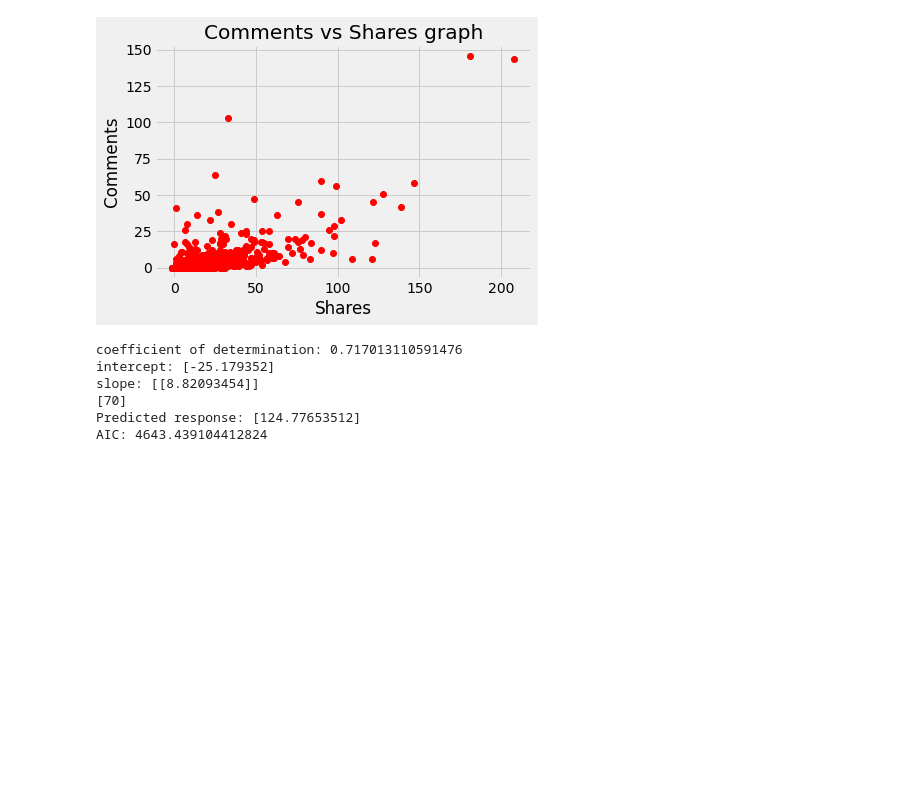
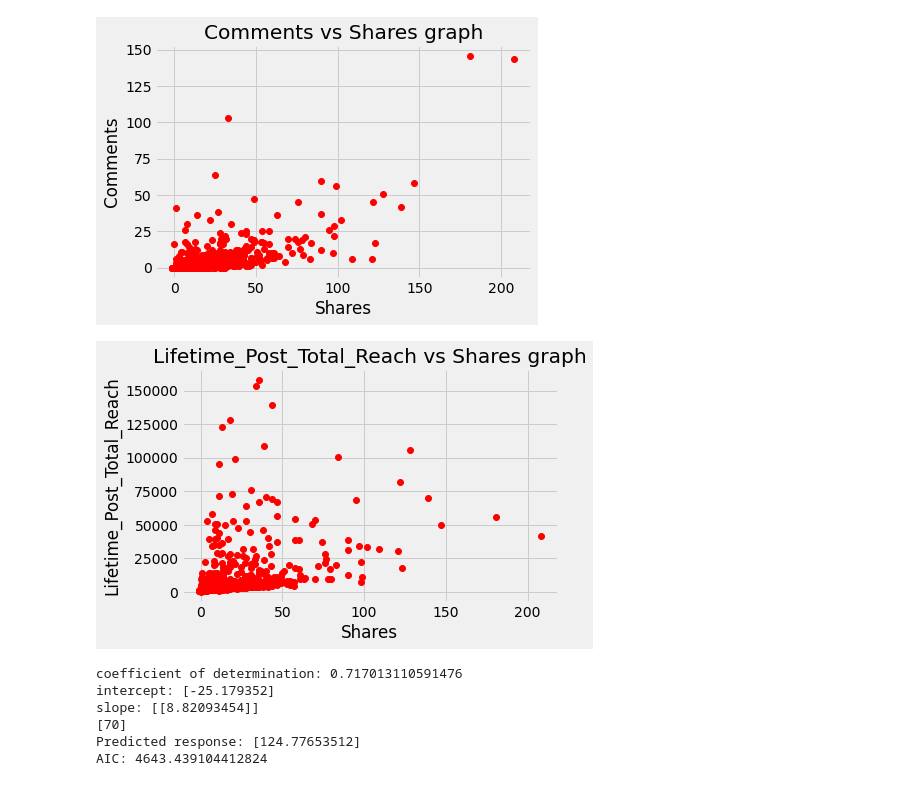
Before and after one commit to Inh3ritance/Stats-Proj, a Jupyter notebook: Stats_Linear.ipynb, the cells around one changed output. Drawn from its saved outputs; the diff is of its cells as text; code cells hidden in the pictures; blank space fills up the shorter version.

```diff
--- a/Stats_Linear.ipynb
+++ b/Stats_Linear.ipynb
@@ -26,8 +21,8 @@ Enter your authorization code:
 Mounted at /content/drive
 # %%
 #Prints shape and Data Cols
-#print(FBData.shape)
-#print(FBData.dtype.names)
+print(FBData.shape)
+print(FBData.dtype.names)
 
 #Extract Shares Col as my response variable and make them 2D arrays
 response = FBData['share'].reshape(-1,1)
@@ -38,7 +33,10 @@ pInteraction = FBData['Total_Interactions'].reshape(-1,1)
 #Setup more Predictor Variables for M2 / Likes, Comments
 plikes = FBData['like'].reshape(-1,)
 pcomment = FBData['comment'].reshape(-1,)
-pcombo = np.array([plikes,pcomment])
+preach = FBData['Lifetime_Post_Total_Reach'].reshape(-1,)
+pcombo = np.array([plikes,pcomment,preach])
+pcombo = pcombo.transpose()
+
 print(pcombo.shape)
 print(response.shape)
 # %% [output]
@@ -83,6 +83,19 @@ plt.title('Comments vs Shares graph')
 plt.show()
 # %% [output]
 [figure]
+# %%
+#plot graph Comments vs Shares
+plt.plot(response,preach,'ro')
+# naming the x axis
+plt.xlabel('Shares')
+# naming the y axis
+plt.ylabel('Lifetime_Post_Total_Reach')
+# giving a title to my graph
+plt.title('Lifetime_Post_Total_Reach vs Shares graph')
+# function to show the plot
+plt.show()
+# %% [output]
+[figure, added]
 # %%
 #Setup Linear Regression Model
 M1 = LinearRegression()
```
Also changed, not shown: parts of 5 cells of this notebook.
